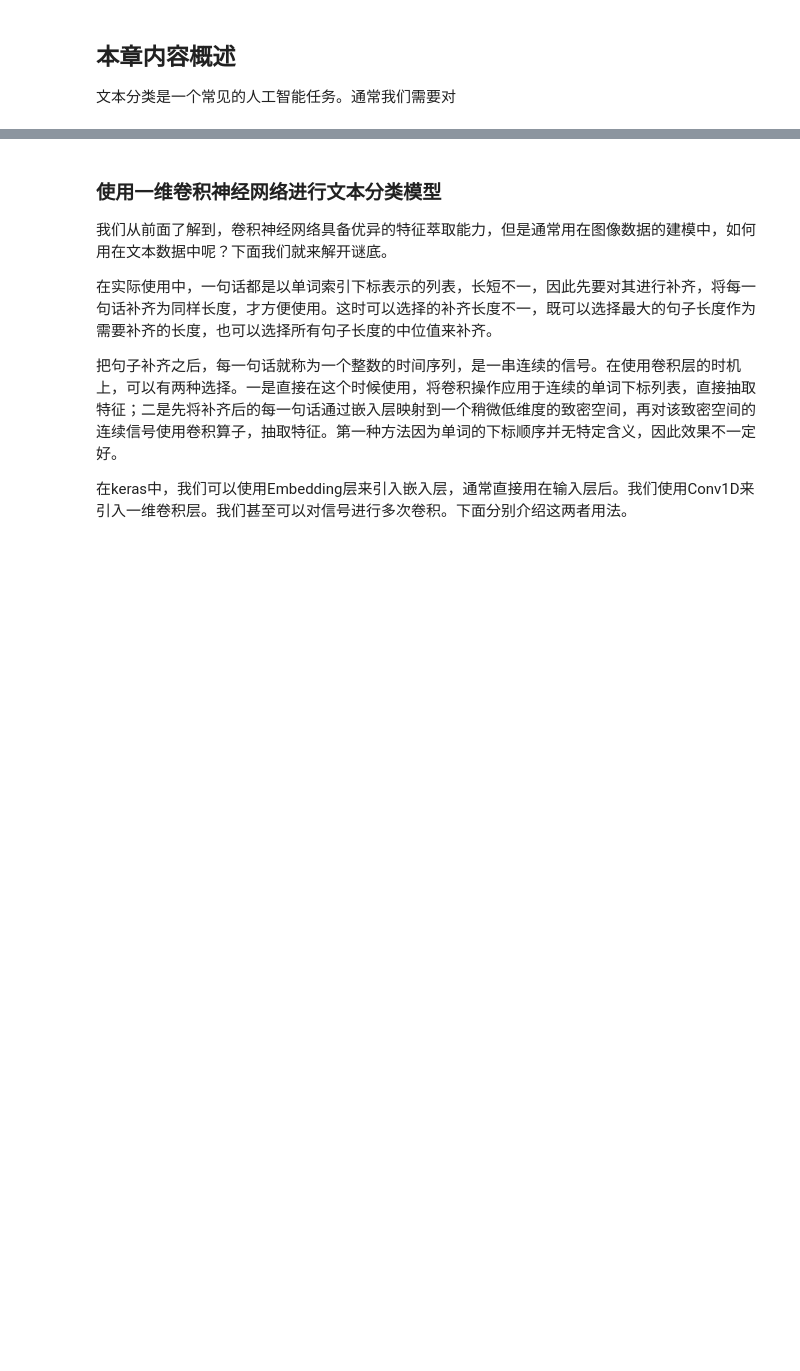
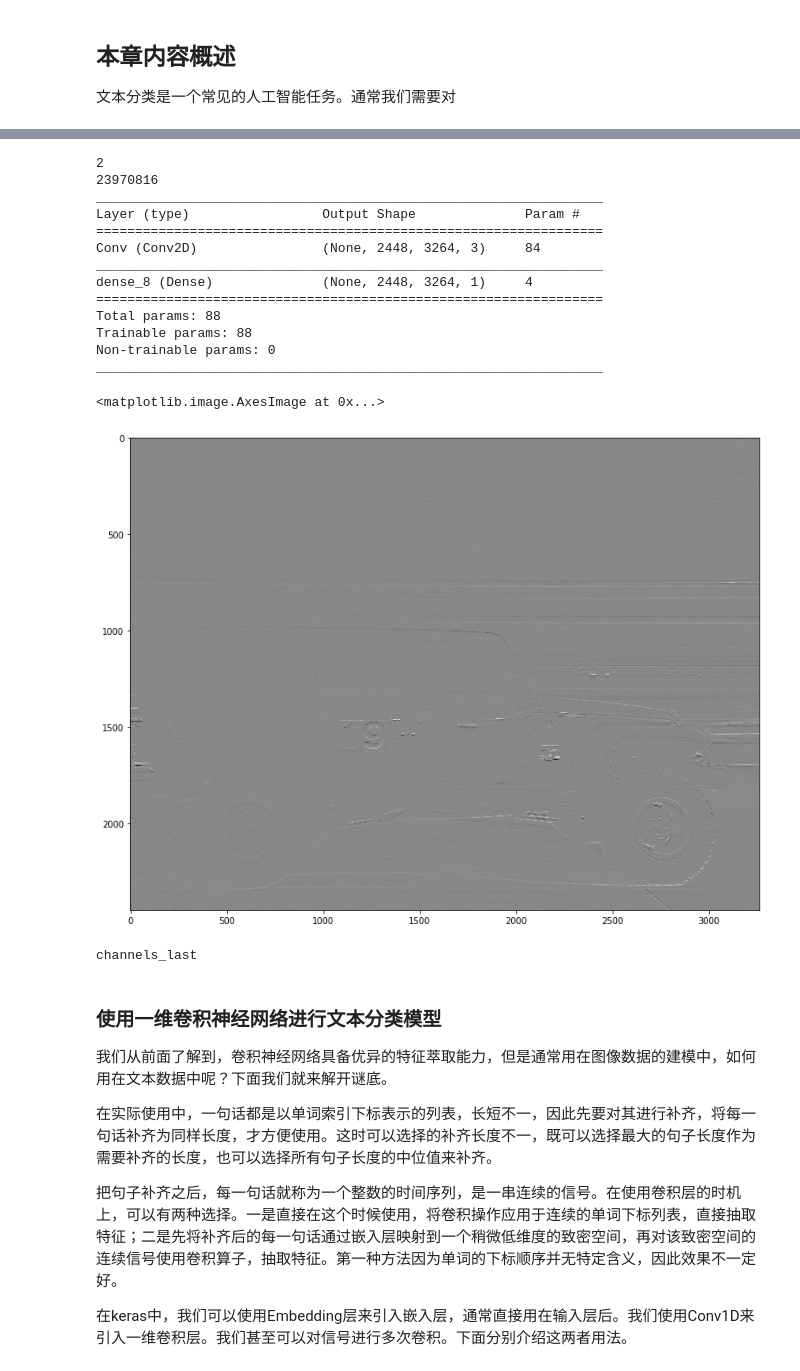
Before and after one commit to xieliaing/keras-practice, a Jupyter notebook: NLP/卷积神经网络文本分类.ipynb, the cells around one changed output, grey strips where cells are left out. Saved outputs shown, nothing was run; the diff lists cells and outputs as text; code cells hidden in the pictures; blank space fills up the shorter version.

```diff
--- a/NLP/卷积神经网络文本分类.ipynb
+++ b/NLP/卷积神经网络文本分类.ipynb
@@ -78,3 +156,29 @@ $$
+# %%
+#filter_mat = np.array([1/4, 1/4, 1/4, 1/4,1/4, 1/4, 1/4, 1/4, 1/4]).reshape(3, 3)
+filter_mat = np.array([-1, -2, -3, 0, 0, 0, 1, 2, 3]).reshape(3, 3)
+
+outLayer = MyFilter(filter_mat)
+plt.imshow(outLayer)
+# %% [output]
+2
+23970816
+_________________________________________________________________
+Layer (type)                 Output Shape              Param #
+=================================================================
+Conv (Conv2D)                (None, 2448, 3264, 3)     84
+_________________________________________________________________
+dense_8 (Dense)              (None, 2448, 3264, 1)     4
+=================================================================
+Total params: 88
+Trainable params: 88
+Non-trainable params: 0
+_________________________________________________________________
+<matplotlib.image.AxesImage at 0x...>
+[figure, added]
+# %%
+print(K.image_data_format())
+# %% [output]
+channels_last
 # %% [markdown]
 ### 使用一维卷积神经网络进行文本分类模型
 
```
Also changed, not shown: parts of 13 cells of this notebook, 2 other files.
